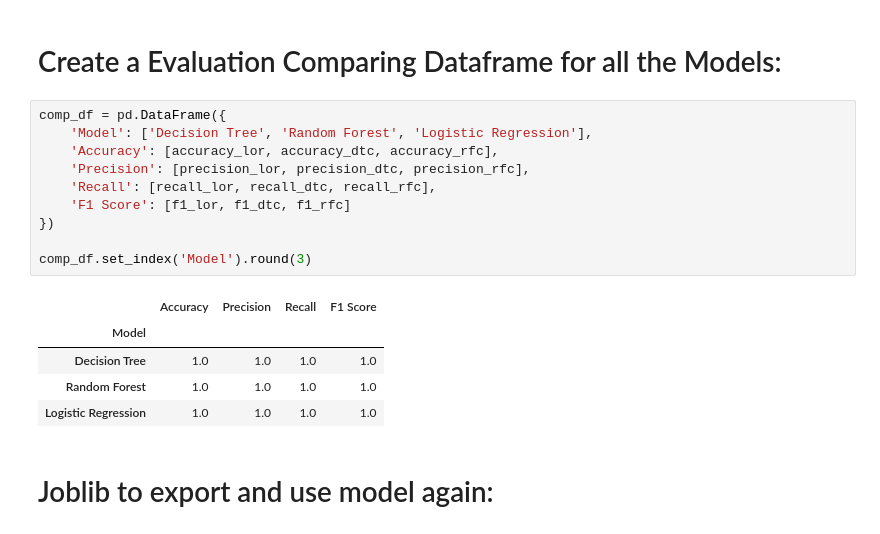
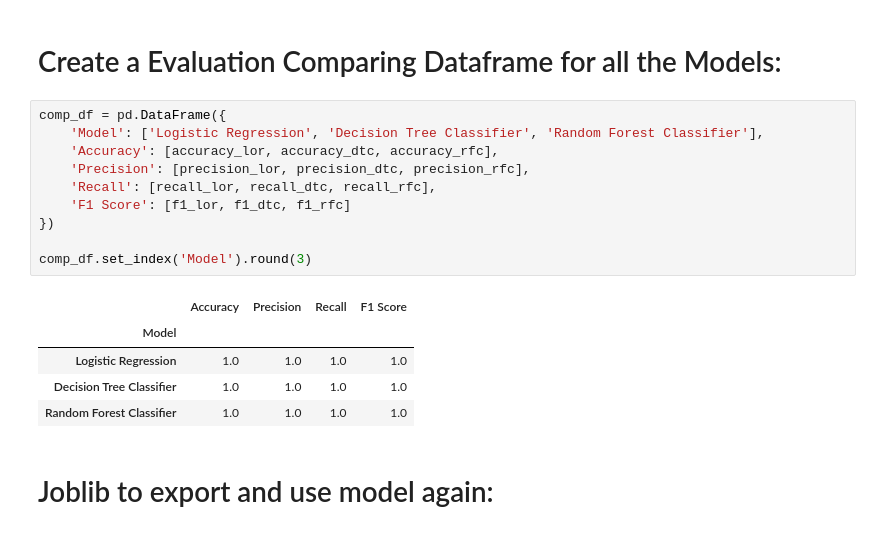
Before and after one commit to itshowrohitworks/iris-machine-learning-classification, a Jupyter notebook: iris-ml-classification.ipynb, the cells around one changed output. Drawn from its saved outputs; the diff is of its cells as text.

```diff
--- a/iris-ml-classification.ipynb
+++ b/iris-ml-classification.ipynb
@@ -239,20 +239,20 @@ plt.show()
 # Create a Evaluation Comparing Dataframe for all the Models:
 # %%
 comp_df = pd.DataFrame({
-    'Model': ['Decision Tree', 'Random Forest', 'Logistic Regression'],
+    'Model': ['Logistic Regression', 'Decision Tree Classifier', 'Random Forest Classifier'],
     'Accuracy': [accuracy_lor, accuracy_dtc, accuracy_rfc],
     'Precision': [precision_lor, precision_dtc, precision_rfc],
     'Recall': [recall_lor, recall_dtc, recall_rfc],
     'F1 Score': [f1_lor, f1_dtc, f1_rfc]
 })
 
 comp_df.set_index('Model').round(3)
 # %% [output]
 |  | Accuracy | Precision | Recall | F1 Score |
 | Model |  |  |  |  |
-| Decision Tree | 1.0 | 1.0 | 1.0 | 1.0 |
-| Random Forest | 1.0 | 1.0 | 1.0 | 1.0 |
 | Logistic Regression | 1.0 | 1.0 | 1.0 | 1.0 |
+| Decision Tree Classifier | 1.0 | 1.0 | 1.0 | 1.0 |
+| Random Forest Classifier | 1.0 | 1.0 | 1.0 | 1.0 |
 # %% [markdown]
 # Joblib to export and use model again:
 # %%
```
